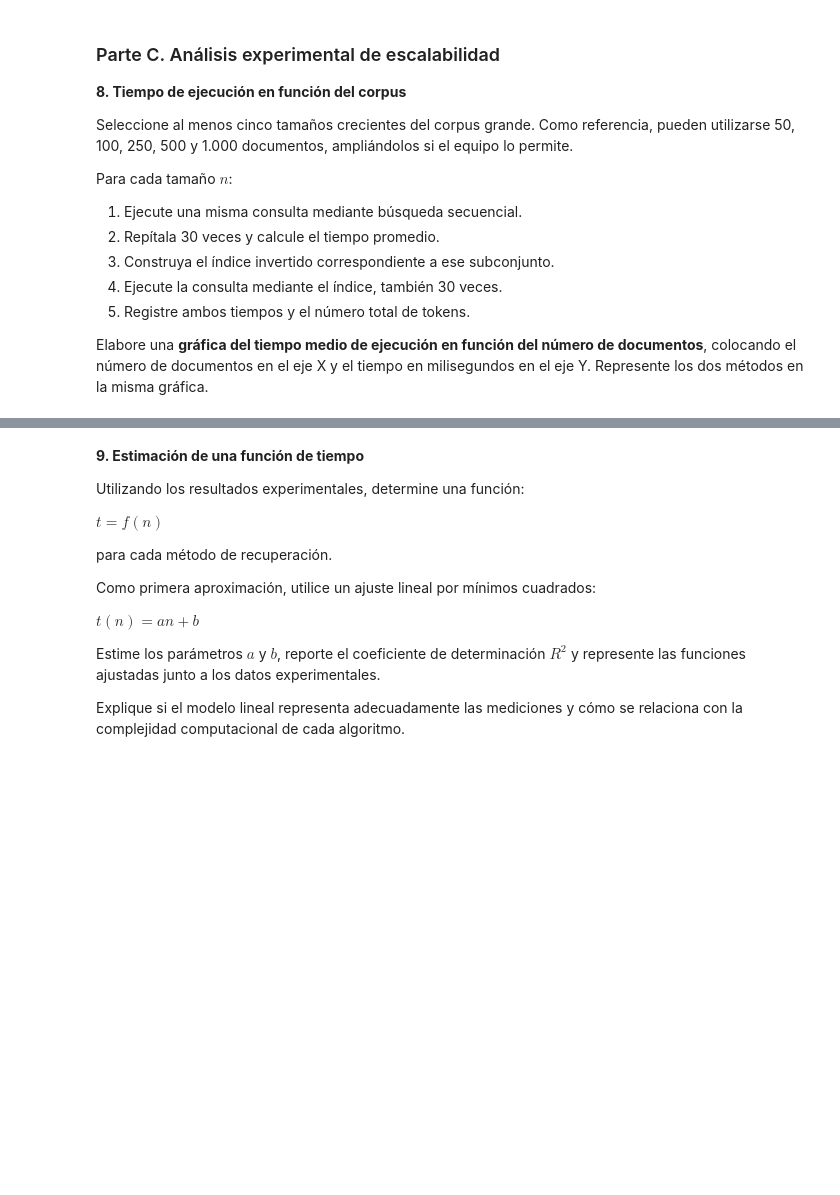
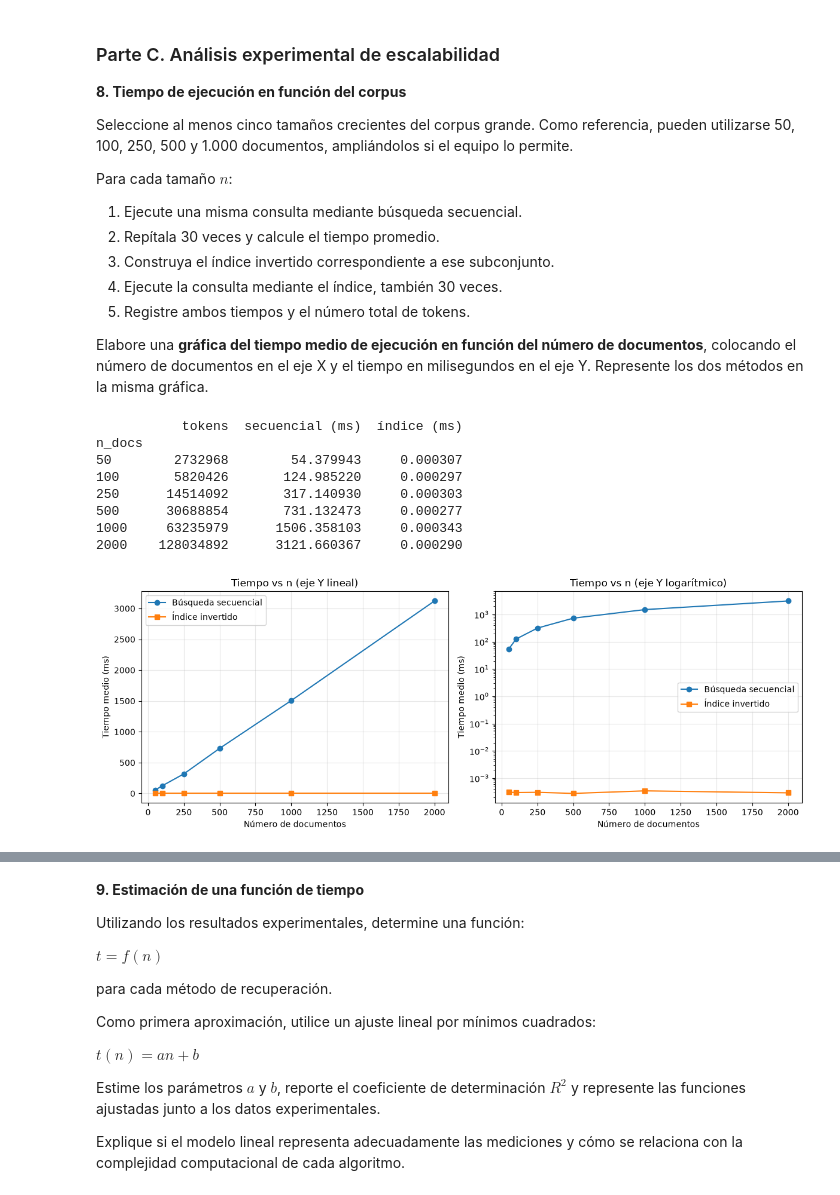
Before and after one commit to BrandonFreire/Notebooks-RI, a Jupyter notebook: IB/BooleanSearch/02_booleansearch.ipynb, the cells around one changed output, grey strips where cells are left out. Drawn from its saved outputs; the diff is of its cells as text; code cells hidden in the pictures; blank space fills up the shorter version.

Commit message:
parte B y parte C

```diff
--- a/IB/BooleanSearch/02_booleansearch.ipynb
+++ b/IB/BooleanSearch/02_booleansearch.ipynb
@@ -278,3 +473,45 @@ Para cada tamaño $n$:
 5. Registre ambos tiempos y el número total de tokens.
 
 Elabore una **gráfica del tiempo medio de ejecución en función del número de documentos**, colocando el número de documentos en el eje X y el tiempo en milisegundos en el eje Y. Represente los dos métodos en la misma gráfica.
+# %%
+import numpy as np
+import matplotlib.pyplot as plt
+
+tamaños_c = [50, 100, 250, 500, 1000, 2000]
+termino_c = "blockchain"   # no aparece en la muestra: la secuencial siempre recorre todo (peor caso)
+
+filas_c = []
+for n in tamaños_c:
+    sub = {d: docs_grande[d] for d in muestra[:n]}    # documentos ya procesados en la Parte B
+    t_seq = medir_tiempo(busqueda_secuencial, termino_c, sub)
+    indice_n = construir_indice(sub)
+    t_idx = medir_tiempo(buscar_indice, termino_c, indice_n)
+    filas_c.append({"n_docs": n, " tokens": sum(len(t) for t in sub.values()),
+                    "secuencial (ms)": t_seq, "índice (ms)": t_idx})
+    del indice_n
+
+df_c = pd.DataFrame(filas_c).set_index("n_docs")
+print(df_c.to_string(float_format="{:.6f}".format))
+
+fig, axes = plt.subplots(1, 2, figsize=(12, 4.5))
+for ax, escala in zip(axes, ["linear", "log"]):
+    ax.plot(df_c.index, df_c["secuencial (ms)"], "o-", label="Búsqueda secuencial")
+    ax.plot(df_c.index, df_c["índice (ms)"], "s-", label="Índice invertido")
+    ax.set_yscale(escala)
+    ax.set_xlabel("Número de documentos")
+    ax.set_ylabel("Tiempo medio (ms)")
+    ax.set_title(f"Tiempo vs n (eje Y {'lineal' if escala == 'linear' else 'logarítmico'})")
+    ax.grid(alpha=0.3)
+    ax.legend()
+plt.tight_layout()
+plt.show()
+# %% [output]
+           tokens  secuencial (ms)  índice (ms)
+n_docs
+50        2732968        54.379943     0.000307
+100       5820426       124.985220     0.000297
+250      14514092       317.140930     0.000303
+500      30688854       731.132473     0.000277
+1000     63235979      1506.358103     0.000343
+2000    128034892      3121.660367     0.000290
+[figure, added]
```
Also changed, not shown: parts of 13 cells of this notebook, 1 other file.
